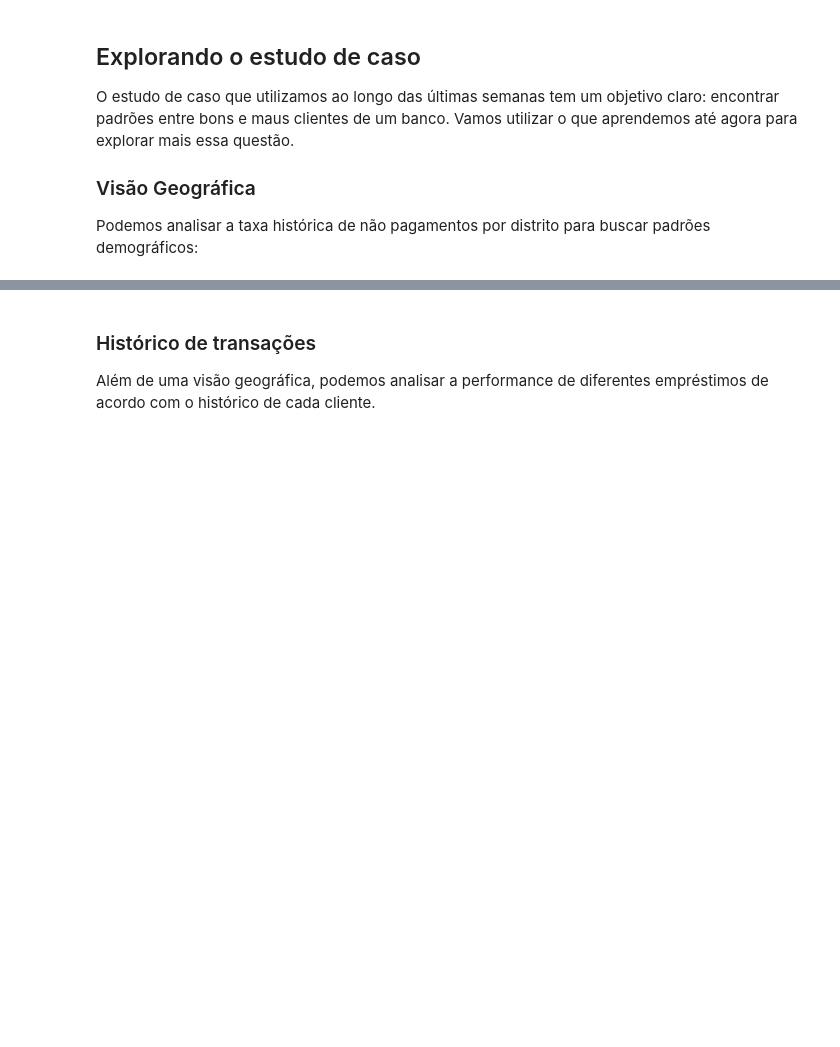
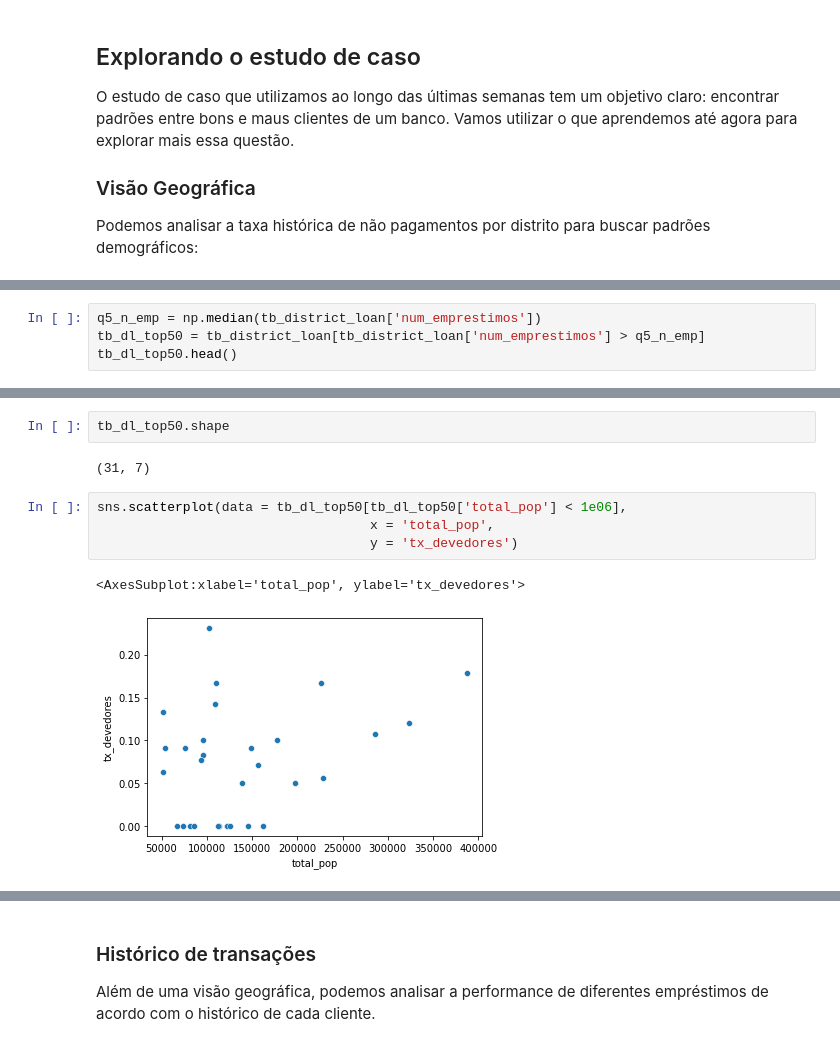
Before and after one commit to pedroteche-ih/79_PT_JUN2022, a Jupyter notebook: aulas/79 DA PT JUN-2022 Integração Python - MySQL.ipynb, the cells around one changed output, grey strips where cells are left out. Saved outputs shown, nothing was run; the diff lists cells and outputs as text; blank space fills up the shorter version.

```diff
--- a/aulas/79 DA PT JUN-2022 Integração Python - MySQL.ipynb
+++ b/aulas/79 DA PT JUN-2022 Integração Python - MySQL.ipynb
@@ -97,0 +229,4 @@ Podemos analisar a taxa histórica de não pagamentos por distrito para buscar p
+# %%
+q5_n_emp = np.median(tb_district_loan['num_emprestimos'])
+tb_dl_top50 = tb_district_loan[tb_district_loan['num_emprestimos'] > q5_n_emp]
+tb_dl_top50.head()
@@ -97,0 +240,11 @@ Podemos analisar a taxa histórica de não pagamentos por distrito para buscar p
+# %%
+tb_dl_top50.shape
+# %% [output]
+(31, 7)
+# %%
+sns.scatterplot(data = tb_dl_top50[tb_dl_top50['total_pop'] < 1e06],
+                                   x = 'total_pop',
+                                   y = 'tx_devedores')
+# %% [output]
+<AxesSubplot:xlabel='total_pop', ylabel='tx_devedores'>
+[figure, added]
```
Also changed, not shown: parts of 28 cells of this notebook, 1 other file.
